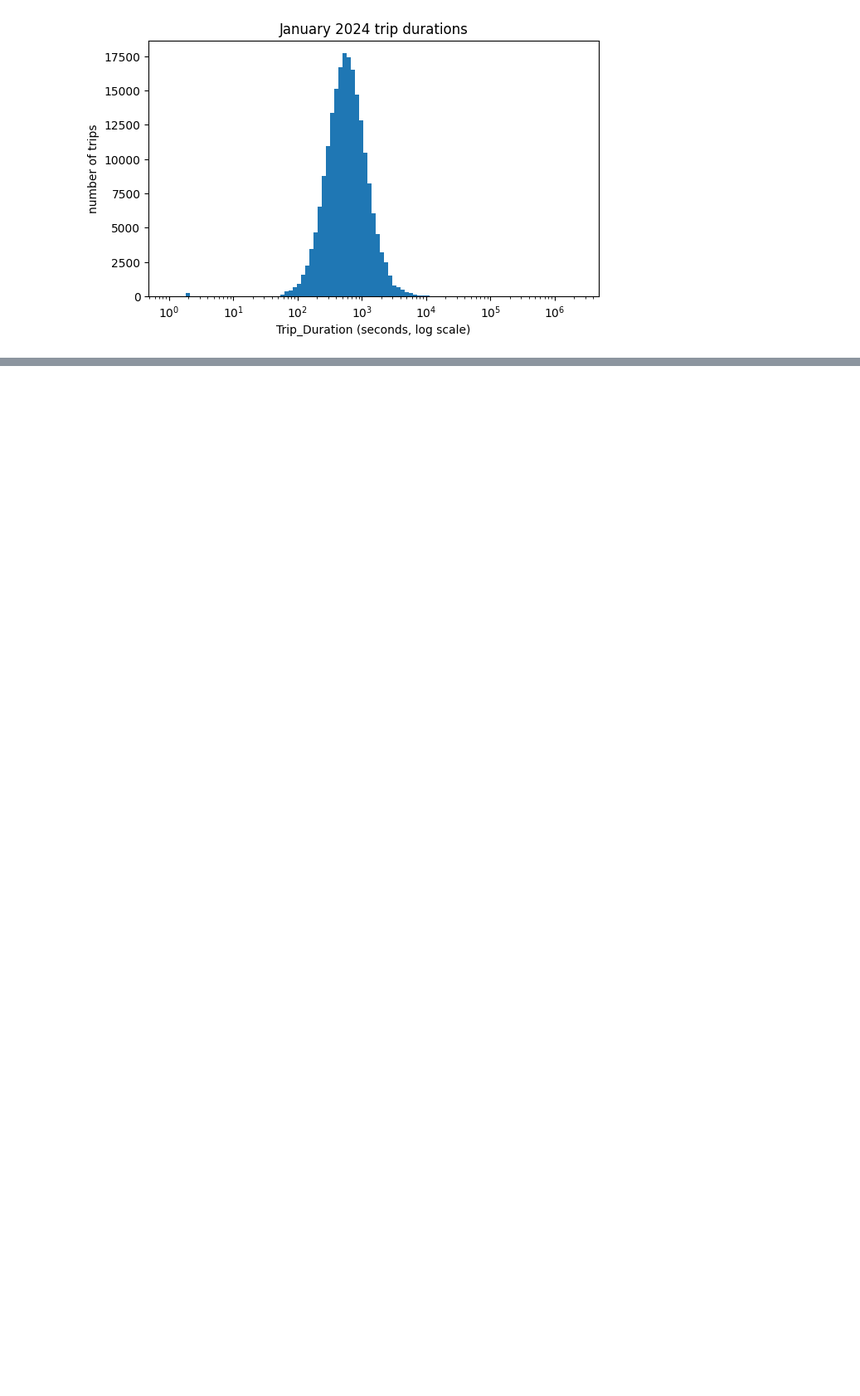
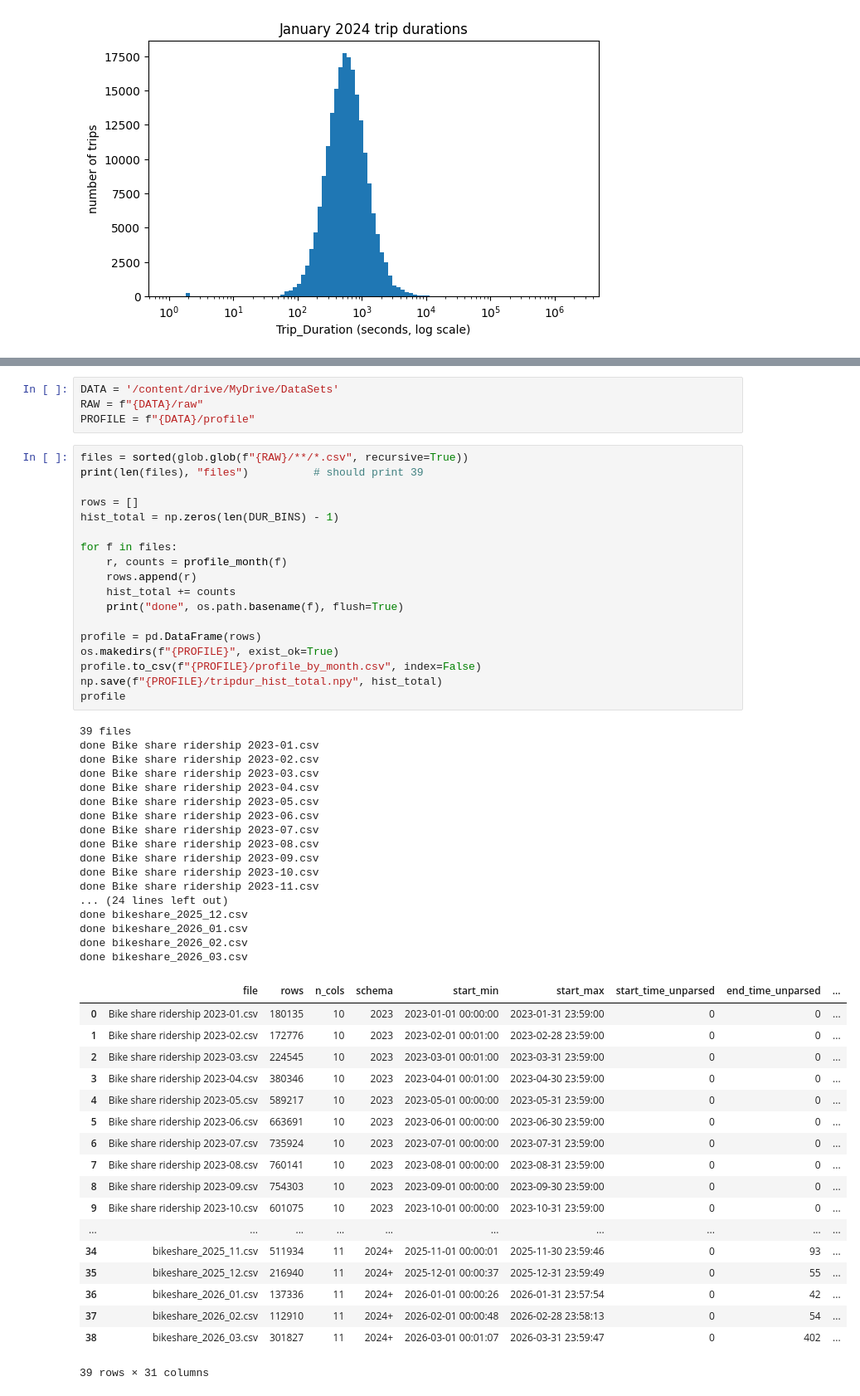
Before and after one commit to karquiza/bikeshare-toronto-demand, a Jupyter notebook: notebooks/00_init_explore.ipynb, the cells around one changed output, grey strips where cells are left out. Shown at 83% size. Drawn from its saved outputs; the diff is of its cells as text; blank space fills up the shorter version.

```diff
--- a/notebooks/00_init_explore.ipynb
+++ b/notebooks/00_init_explore.ipynb
@@ -101,0 +156,58 @@ trip
+# %%
+DATA = '/content/drive/MyDrive/DataSets'
+RAW = f"{DATA}/raw"
+PROFILE = f"{DATA}/profile"
+# %%
+files = sorted(glob.glob(f"{RAW}/**/*.csv", recursive=True))
+print(len(files), "files")          # should print 39
+
+rows = []
+hist_total = np.zeros(len(DUR_BINS) - 1)
+
+for f in files:
+    r, counts = profile_month(f)
+    rows.append(r)
+    hist_total += counts
+    print("done", os.path.basename(f), flush=True)
+
+profile = pd.DataFrame(rows)
+os.makedirs(f"{PROFILE}", exist_ok=True)
+profile.to_csv(f"{PROFILE}/profile_by_month.csv", index=False)
+np.save(f"{PROFILE}/tripdur_hist_total.npy", hist_total)
+profile
+# %% [output]
+39 files
+done Bike share ridership 2023-01.csv
+done Bike share ridership 2023-02.csv
+done Bike share ridership 2023-03.csv
+done Bike share ridership 2023-04.csv
+done Bike share ridership 2023-05.csv
+done Bike share ridership 2023-06.csv
+done Bike share ridership 2023-07.csv
+done Bike share ridership 2023-08.csv
+done Bike share ridership 2023-09.csv
+done Bike share ridership 2023-10.csv
+done Bike share ridership 2023-11.csv
+... (24 lines left out)
+done bikeshare_2025_12.csv
+done bikeshare_2026_01.csv
+done bikeshare_2026_02.csv
+done bikeshare_2026_03.csv
+|  | file | rows | n_cols | schema | start_min | start_max | start_time_unparsed | end_time_unparsed | ... |
+| 0 | Bike share ridership 2023-01.csv | 180135 | 10 | 2023 | 2023-01-01 00:00:00 | 2023-01-31 23:59:00 | 0 | 0 | ... |
+| 1 | Bike share ridership 2023-02.csv | 172776 | 10 | 2023 | 2023-02-01 00:01:00 | 2023-02-28 23:59:00 | 0 | 0 | ... |
+| 2 | Bike share ridership 2023-03.csv | 224545 | 10 | 2023 | 2023-03-01 00:01:00 | 2023-03-31 23:59:00 | 0 | 0 | ... |
+| 3 | Bike share ridership 2023-04.csv | 380346 | 10 | 2023 | 2023-04-01 00:01:00 | 2023-04-30 23:59:00 | 0 | 0 | ... |
+| 4 | Bike share ridership 2023-05.csv | 589217 | 10 | 2023 | 2023-05-01 00:00:00 | 2023-05-31 23:59:00 | 0 | 0 | ... |
+| 5 | Bike share ridership 2023-06.csv | 663691 | 10 | 2023 | 2023-06-01 00:00:00 | 2023-06-30 23:59:00 | 0 | 0 | ... |
+| 6 | Bike share ridership 2023-07.csv | 735924 | 10 | 2023 | 2023-07-01 00:00:00 | 2023-07-31 23:59:00 | 0 | 0 | ... |
+| 7 | Bike share ridership 2023-08.csv | 760141 | 10 | 2023 | 2023-08-01 00:00:00 | 2023-08-31 23:59:00 | 0 | 0 | ... |
+| 8 | Bike share ridership 2023-09.csv | 754303 | 10 | 2023 | 2023-09-01 00:00:00 | 2023-09-30 23:59:00 | 0 | 0 | ... |
+| 9 | Bike share ridership 2023-10.csv | 601075 | 10 | 2023 | 2023-10-01 00:00:00 | 2023-10-31 23:59:00 | 0 | 0 | ... |
+| ... | ... | ... | ... | ... | ... | ... | ... | ... | ... |
+| 34 | bikeshare_2025_11.csv | 511934 | 11 | 2024+ | 2025-11-01 00:00:01 | 2025-11-30 23:59:46 | 0 | 93 | ... |
+| 35 | bikeshare_2025_12.csv | 216940 | 11 | 2024+ | 2025-12-01 00:00:37 | 2025-12-31 23:59:49 | 0 | 55 | ... |
+| 36 | bikeshare_2026_01.csv | 137336 | 11 | 2024+ | 2026-01-01 00:00:26 | 2026-01-31 23:57:54 | 0 | 42 | ... |
+| 37 | bikeshare_2026_02.csv | 112910 | 11 | 2024+ | 2026-02-01 00:00:48 | 2026-02-28 23:58:13 | 0 | 54 | ... |
+| 38 | bikeshare_2026_03.csv | 301827 | 11 | 2024+ | 2026-03-01 00:01:07 | 2026-03-31 23:59:47 | 0 | 402 | ... |
+39 rows × 31 columns
```
Also changed, not shown: parts of 11 cells of this notebook.
